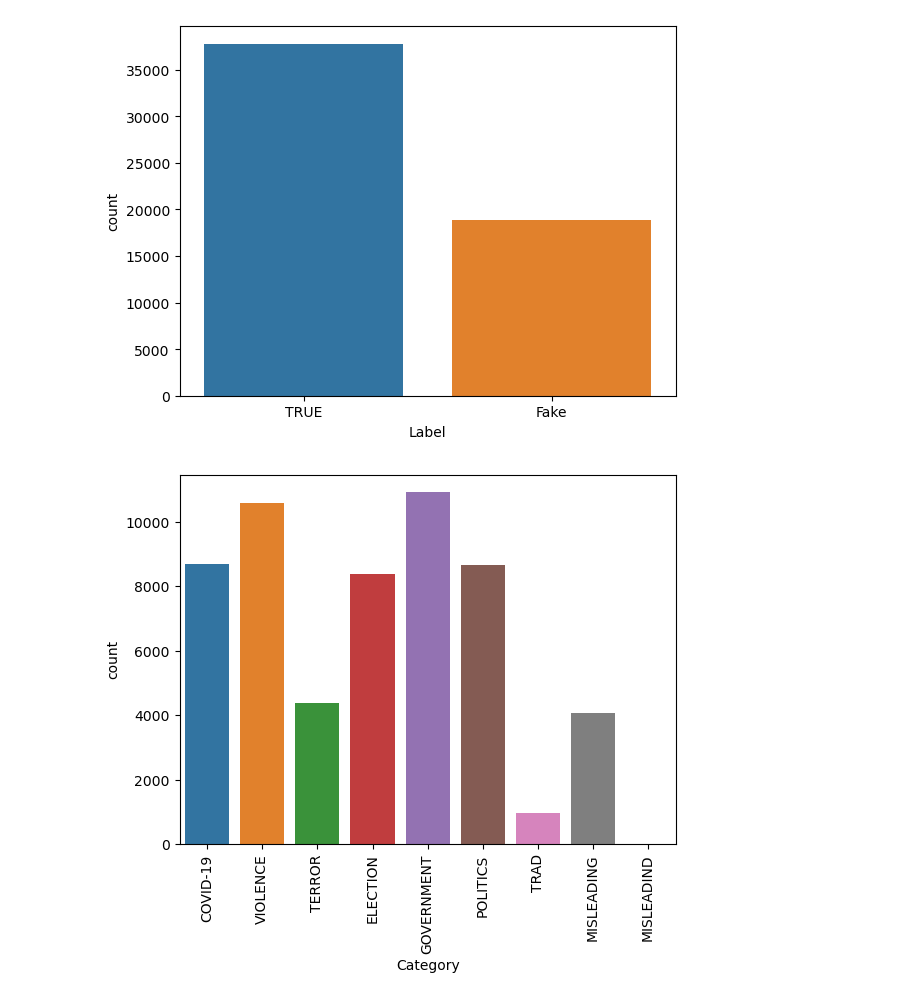
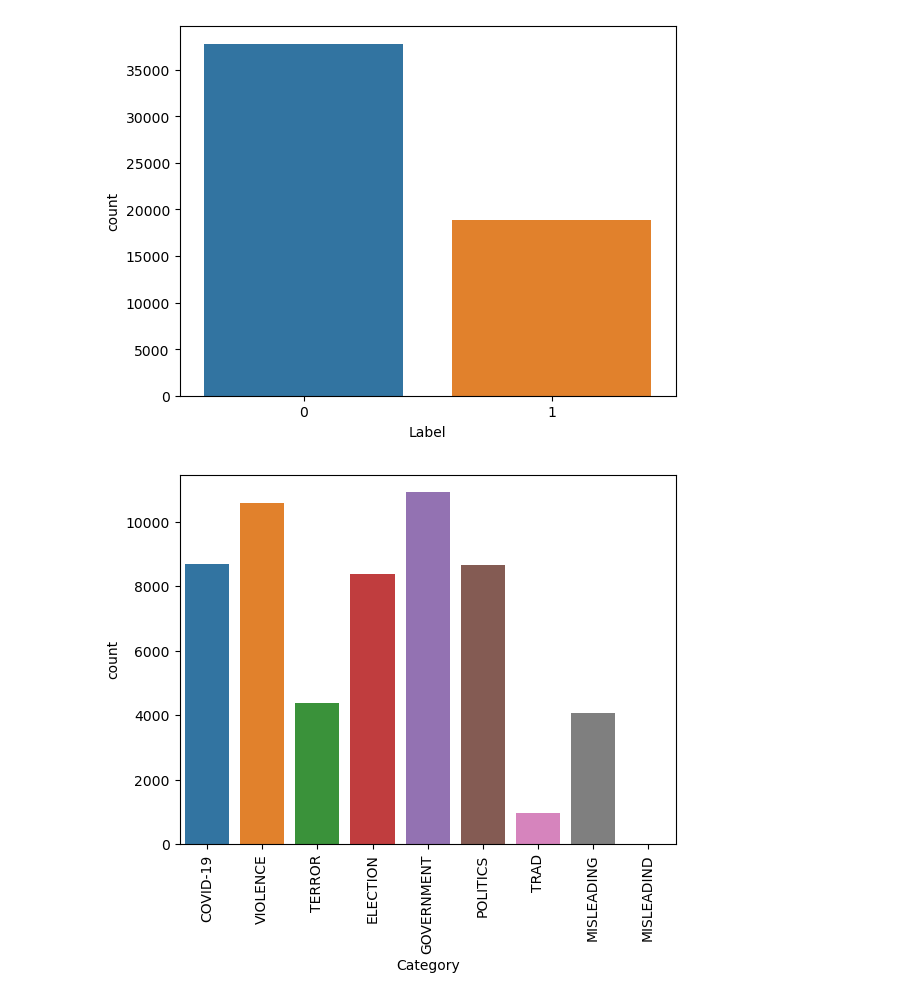
Before and after one commit to jlguo9/Fake-News-Detection, a Jupyter notebook: Project/Song Lin/datawithdate.ipynb, the cells around one changed output. Cells and saved outputs as stored; diff of their text form; code cells hidden in the pictures.

```diff
--- a/Project/Song Lin/datawithdate.ipynb
+++ b/Project/Song Lin/datawithdate.ipynb
@@ -2,7 +2,7 @@
 import pandas as pd
 
 # Load dataset
-filename = "IFND.csv"
+filename = "./pre/INFD_Pred.csv" #IFND.csv"
 
 # Use 'errors' parameter to handle invalid byte sequences
 with open(filename, 'r', encoding='utf-8', errors='replace') as file:
@@ -24,30 +39,30 @@ data['Date'] = data['Date'].apply(lambda x: convert_date(x, "%b-%y"))
 # %%
 import matplotlib.pyplot as plt
 import seaborn as sns
 
 # Plot the distribution of real and fake news
 sns.countplot(data=data, x='Label')
 plt.show()
 
 # Plot the distribution of news categories
 sns.countplot(data=data, x='Category')
 plt.xticks(rotation=90)
 plt.show()
 
 # Filter the data to keep only rows with 'Label' equal to 'Fake'
-fake_data = data[data['Label'] == 'Fake']
+fake_data = data[data['Label'] == 1]
 # Group by date and label, and count the number of articles
 articles_per_month = fake_data.groupby(['Date', 'Label']).size().reset_index(name='Count')
 
 # Create a pivot table with YearMonth as index, Label as columns, and Count as values
 pivot_table = articles_per_month.pivot_table(index='Date', columns='Label', values='Count', fill_value=0)
 
 # Plot the bar chart comparing true and false articles for each date
 pivot_table.plot(kind='bar', stacked=False, figsize=(15, 7))
 plt.xticks(rotation=90)
 plt.ylabel('Count')
 plt.title('Comparison of True and False Articles Over Time')
 plt.show()
 # %% [output]
-[figure, old version]
+[figure, new version]
 [figure]
```
Also changed, not shown: parts of 6 cells of this notebook, 11 other files.
